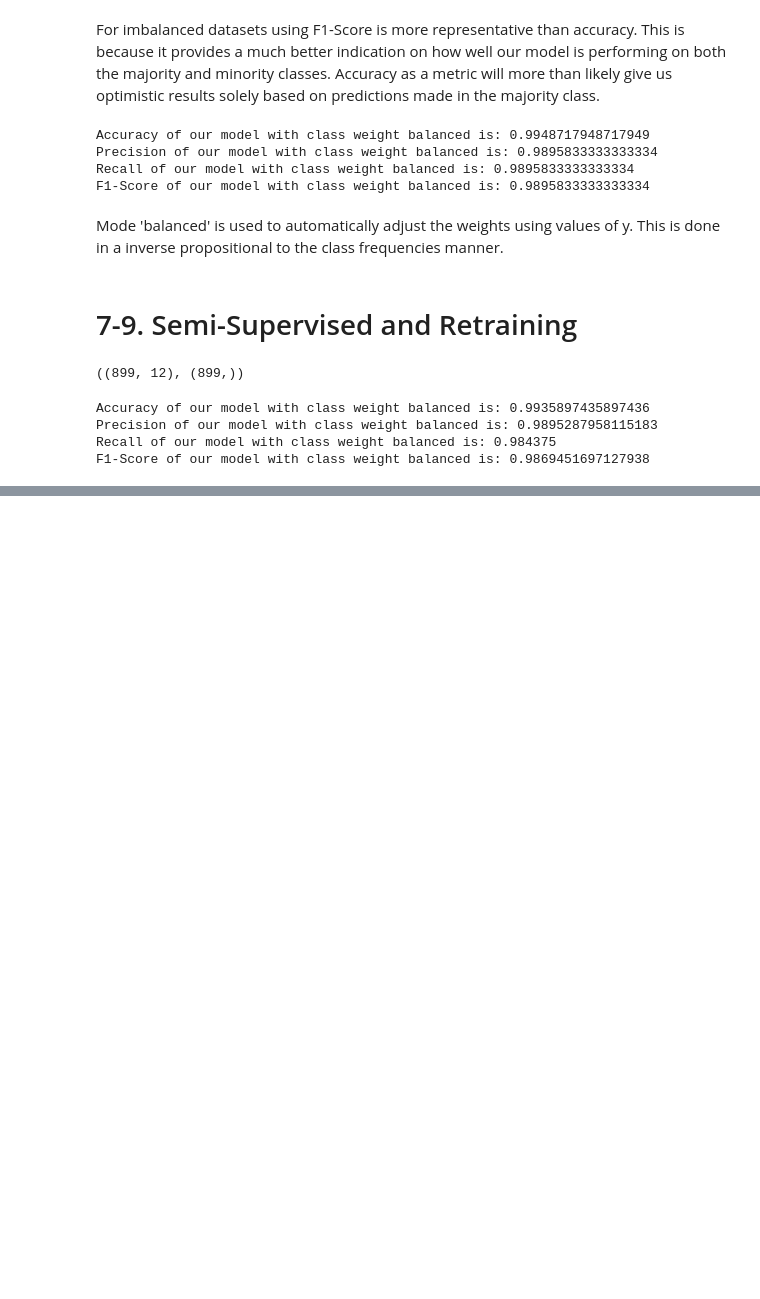
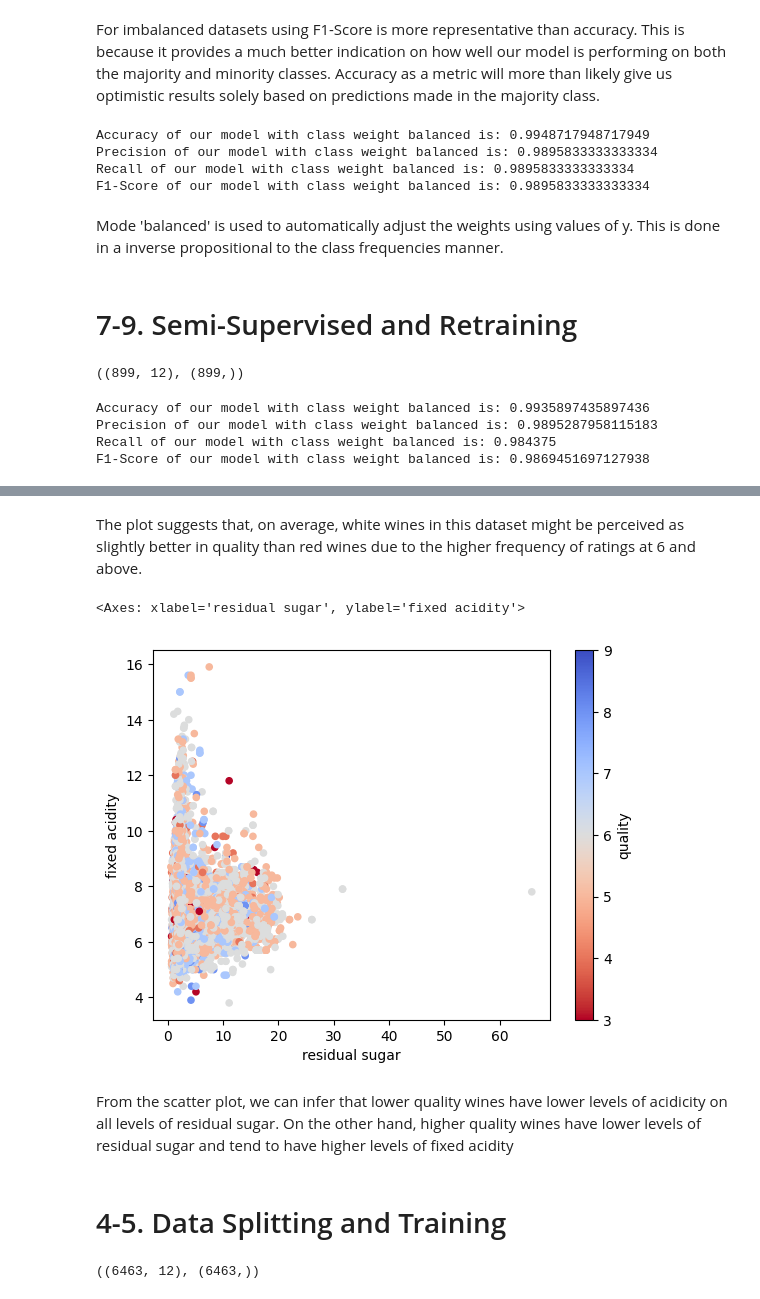
Before and after one commit to dimou-gk/Deep-dive-ML, a Jupyter notebook: Semi_Supervised_&_Model_Evaluation.ipynb, the cells around one changed output, grey strips where cells are left out. Cells and saved outputs as stored; diff of their text form; code cells hidden in the pictures; blank space fills up the shorter version.

```diff
--- a/Semi_Supervised_&_Model_Evaluation.ipynb
+++ b/Semi_Supervised_&_Model_Evaluation.ipynb
@@ -212,0 +263,11 @@ From what we can see from the results the already (almost) perfect performance o
+# %% [markdown]
+The plot suggests that, on average, white wines in this dataset might be perceived as slightly better in quality than red wines due to the higher frequency of ratings at 6 and above.
+# %%
+df.plot.scatter(x='residual sugar', y='fixed acidity', c='quality', colormap='coolwarm_r')
+# %% [output]
+<Axes: xlabel='residual sugar', ylabel='fixed acidity'>
+[figure, added]
+# %% [markdown]
+From the scatter plot, we can infer that lower quality wines have lower levels of acidicity on all levels of residual sugar. On the other hand, higher quality wines have lower levels of residual sugar and tend to have higher levels of fixed acidity
+# %% [markdown]
+# 4-5. Data Splitting and Training
@@ -212,0 +282,7 @@ From what we can see from the results the already (almost) perfect performance o
+# %%
+x = df.drop(columns='quality').to_numpy()
+y = df['quality'].to_numpy()
+
+x.shape, y.shape
+# %% [output]
+((6463, 12), (6463,))
```
Also changed, not shown: parts of 31 cells of this notebook.
